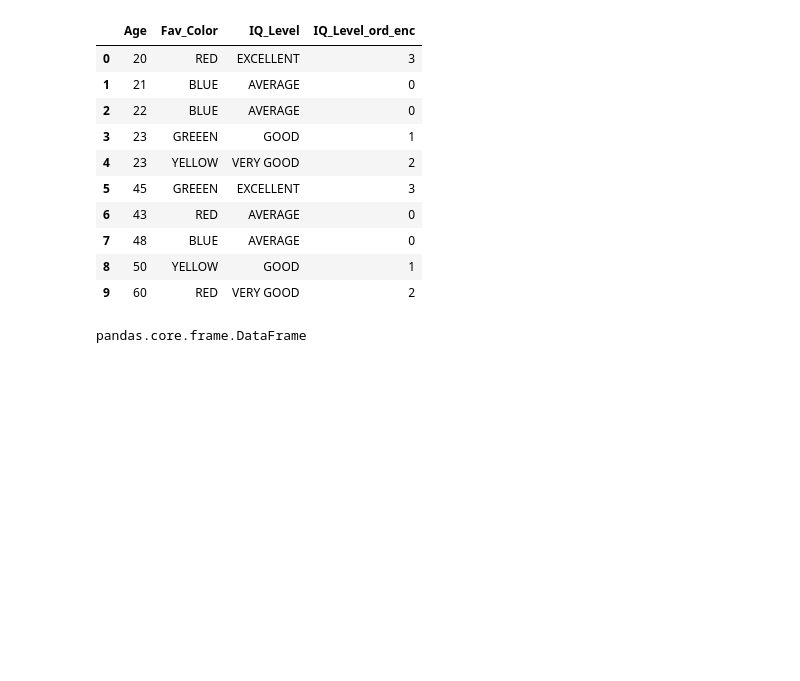
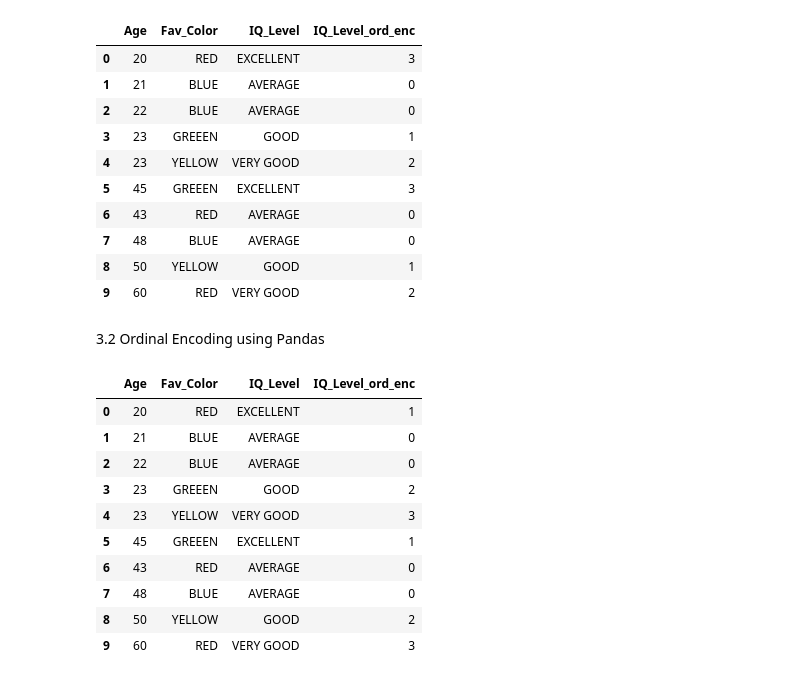
Before and after one commit to vivekshaoutlook/machine_learning, a Jupyter notebook: 07_Categorical_Encoding.ipynb, the cells around one changed output. Saved outputs shown, nothing was run; the diff lists cells and outputs as text; code cells hidden in the pictures; blank space fills up the shorter version.

```diff
--- a/07_Categorical_Encoding.ipynb
+++ b/07_Categorical_Encoding.ipynb
@@ -156,11 +165,27 @@ dataframe_ordinalenc_pd
 | 7 | 48 | BLUE | AVERAGE | 0 |
 | 8 | 50 | YELLOW | GOOD | 1 |
 | 9 | 60 | RED | VERY GOOD | 2 |
+# %% [markdown]
+3.2 Ordinal Encoding using Pandas
 # %%
 #since fit_tranform() accepts a 2d array, we could have either done: dataframe["IQ_Level"].values.reshape(-1,1) and then applied
-#toarray(), the way we did earlier, or we can do dataframe[["IQ_Level"]] which is a DataFrame and hence is 2d.
-label_encoded = OrdinalEncoder().fit_transform(dataframe[["IQ_Level"]])
+#toarray(), the way we did earlier, or we can do dataframe[["IQ_Level"]] which is a DataFrame and hence is 2d. the fit_transform()
+#returns a 2d array
+label_encoded_2darray = OrdinalEncoder().fit_transform(dataframe[["IQ_Level"]])
+#Let's convert this 2d-array to a DataFrame
+dataframe_label_encoded = pd.DataFrame(label_encoded_2darray.astype(int),columns=["IQ_Level_ord_enc"])
+dataframe_label_encoded = pd.concat([dataframe,dataframe_label_encoded],axis=1)
-# %%
-type(dataframe[["IQ_Level"]])
-# %% [output]
-pandas.core.frame.DataFrame
+# %%
+dataframe_label_encoded
+# %% [output]
+|  | Age | Fav_Color | IQ_Level | IQ_Level_ord_enc |
+| 0 | 20 | RED | EXCELLENT | 1 |
+| 1 | 21 | BLUE | AVERAGE | 0 |
+| 2 | 22 | BLUE | AVERAGE | 0 |
+| 3 | 23 | GREEEN | GOOD | 2 |
+| 4 | 23 | YELLOW | VERY GOOD | 3 |
+| 5 | 45 | GREEEN | EXCELLENT | 1 |
+| 6 | 43 | RED | AVERAGE | 0 |
+| 7 | 48 | BLUE | AVERAGE | 0 |
+| 8 | 50 | YELLOW | GOOD | 2 |
+| 9 | 60 | RED | VERY GOOD | 3 |
```
Also changed, not shown: parts of 9 cells of this notebook.
